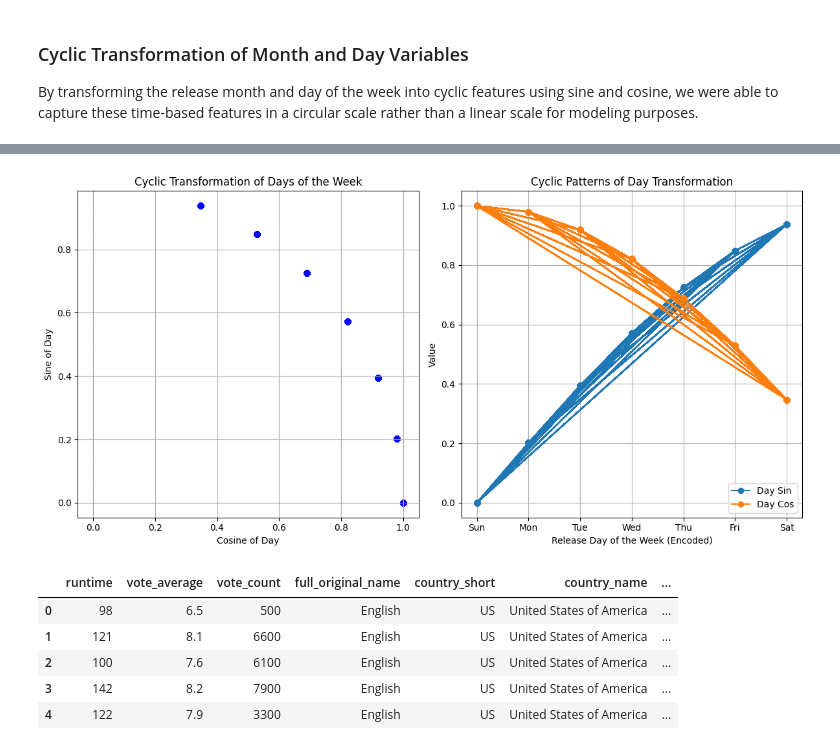
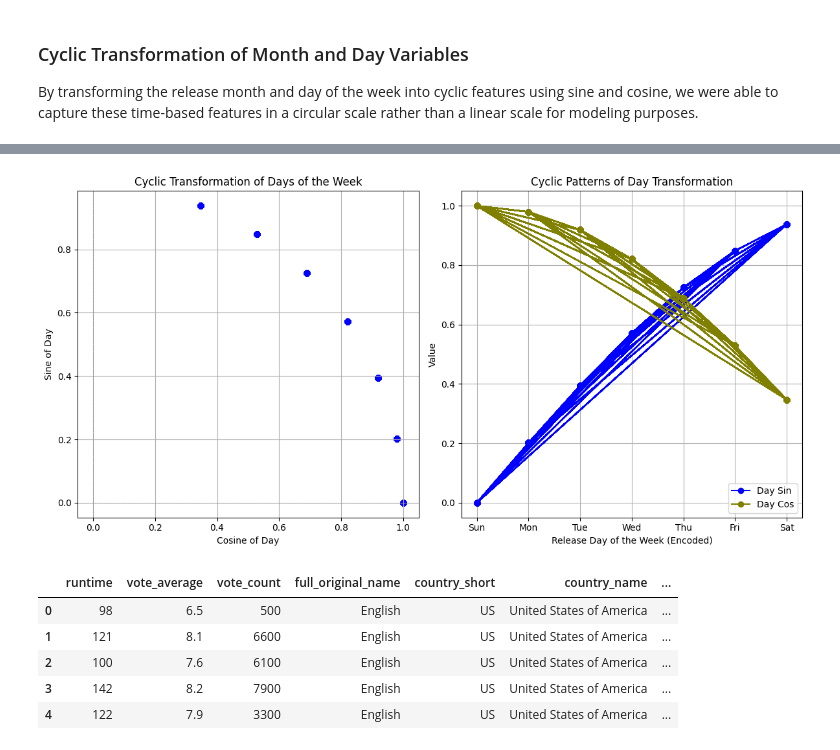
Before and after one commit to riosrose/UCB_project4_group6, a Jupyter notebook: movie_popularity_prediction.ipynb, the cells around one changed output, grey strips where cells are left out. Saved outputs shown, nothing was run; the diff lists cells and outputs as text; code cells hidden in the pictures.

```diff
--- a/movie_popularity_prediction.ipynb
+++ b/movie_popularity_prediction.ipynb
@@ -1364,32 +1364,32 @@ regression_df['day_cos'] = np.cos(2 * np.pi * regression_df['release_dayofweek_e
 # %%
 # Plotting
 plt.figure(figsize=(12, 6))
 
 # Scatter plot for day_sin and day_cos
 plt.subplot(1, 2, 1)
 plt.scatter(regression_df['day_cos'], regression_df['day_sin'], color='b')
 plt.title('Cyclic Transformation of Days of the Week')
 plt.xlabel('Cosine of Day')
 plt.ylabel('Sine of Day')
 plt.axhline(0, color='grey', lw=0.5, ls='--')
 plt.axvline(0, color='grey', lw=0.5, ls='--')
 plt.grid()
 
 # Line plot to show the cyclic nature
 plt.subplot(1, 2, 2)
-plt.plot(regression_df['release_dayofweek_encoded'], regression_df['day_sin'], label='Day Sin', marker='o')
-plt.plot(regression_df['release_dayofweek_encoded'], regression_df['day_cos'], label='Day Cos', marker='o')
+plt.plot(regression_df['release_dayofweek_encoded'], regression_df['day_sin'], label='Day Sin', marker='o',color='blue')
+plt.plot(regression_df['release_dayofweek_encoded'], regression_df['day_cos'], label='Day Cos', marker='o', color='olive')
 plt.title('Cyclic Patterns of Day Transformation')
 plt.xlabel('Release Day of the Week (Encoded)')
 plt.ylabel('Value')
 plt.xticks(np.arange(0, 7), ['Sun', 'Mon', 'Tue', 'Wed', 'Thu', 'Fri', 'Sat'])  # Labels for days of the week
 plt.legend()
 plt.grid()
 
 plt.tight_layout()
 plt.show()
 # %% [output]
-[figure, old version]
+[figure, new version]
 # %%
 # Drop the columns release_month and 'release_dayofweek
 regression_df = regression_df.drop(['release_month', 'release_dayofweek'], axis=1)
```
Also changed, not shown: parts of 2 cells of this notebook.
